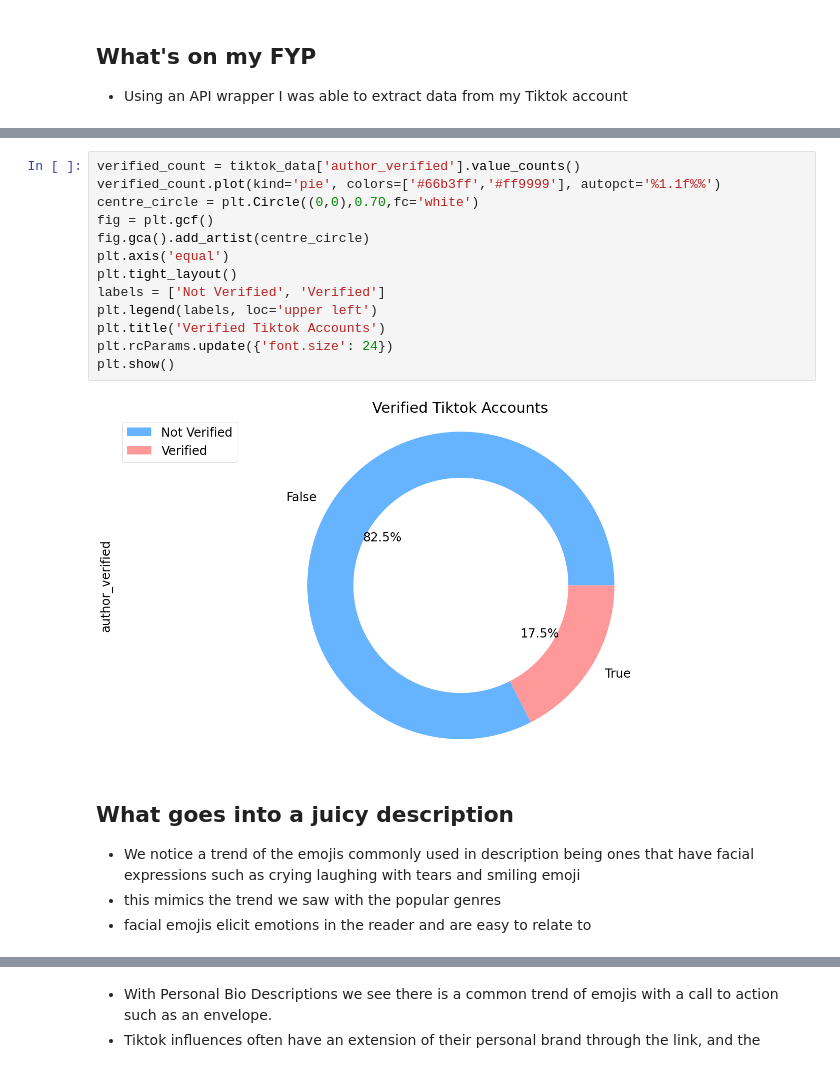
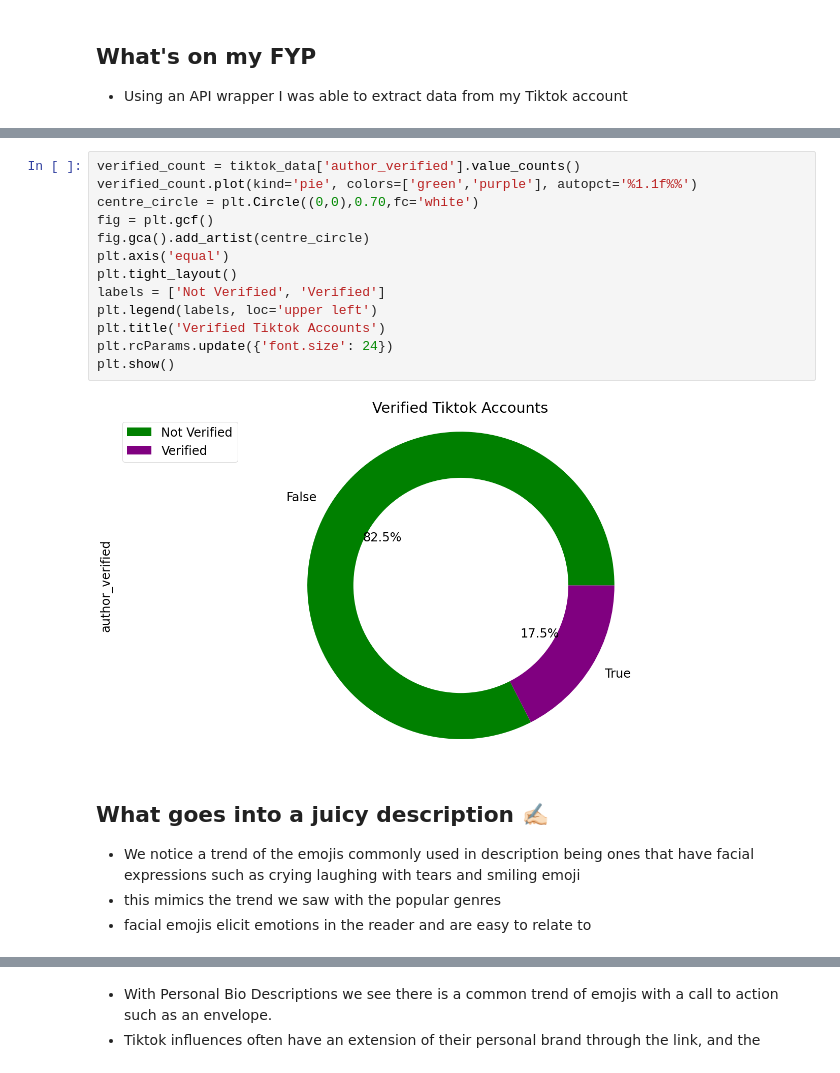
Before and after one commit to incalescence/open-data, a Jupyter notebook: tiktok_presentation.ipynb, the cells around one changed output, grey strips where cells are left out. Saved outputs shown, nothing was run; the diff lists cells and outputs as text.

```diff
--- a/tiktok_presentation.ipynb
+++ b/tiktok_presentation.ipynb
@@ -227,20 +227,20 @@ tiktok_data.head()
 # %%
 verified_count = tiktok_data['author_verified'].value_counts()
-verified_count.plot(kind='pie', colors=['#66b3ff','#ff9999'], autopct='%1.1f%%')
+verified_count.plot(kind='pie', colors=['green','purple'], autopct='%1.1f%%')
 centre_circle = plt.Circle((0,0),0.70,fc='white')
 fig = plt.gcf()
 fig.gca().add_artist(centre_circle)
 plt.axis('equal')
 plt.tight_layout()
 labels = ['Not Verified', 'Verified']
 plt.legend(labels, loc='upper left')
 plt.title('Verified Tiktok Accounts')
 plt.rcParams.update({'font.size': 24})
 plt.show()
 # %% [output]
-[figure, old version]
+[figure, new version]
 # %% [markdown]
-## What goes into a juicy description
+## What goes into a juicy description ✍🏻
 - We notice a trend of the emojis commonly used in description being ones that have facial expressions such as crying laughing with tears and smiling emoji
 - this mimics the trend we saw with the popular genres
 - facial emojis elicit emotions in the reader and are easy to relate to
```
Also changed, not shown: parts of 11 cells of this notebook, 1 other file.
